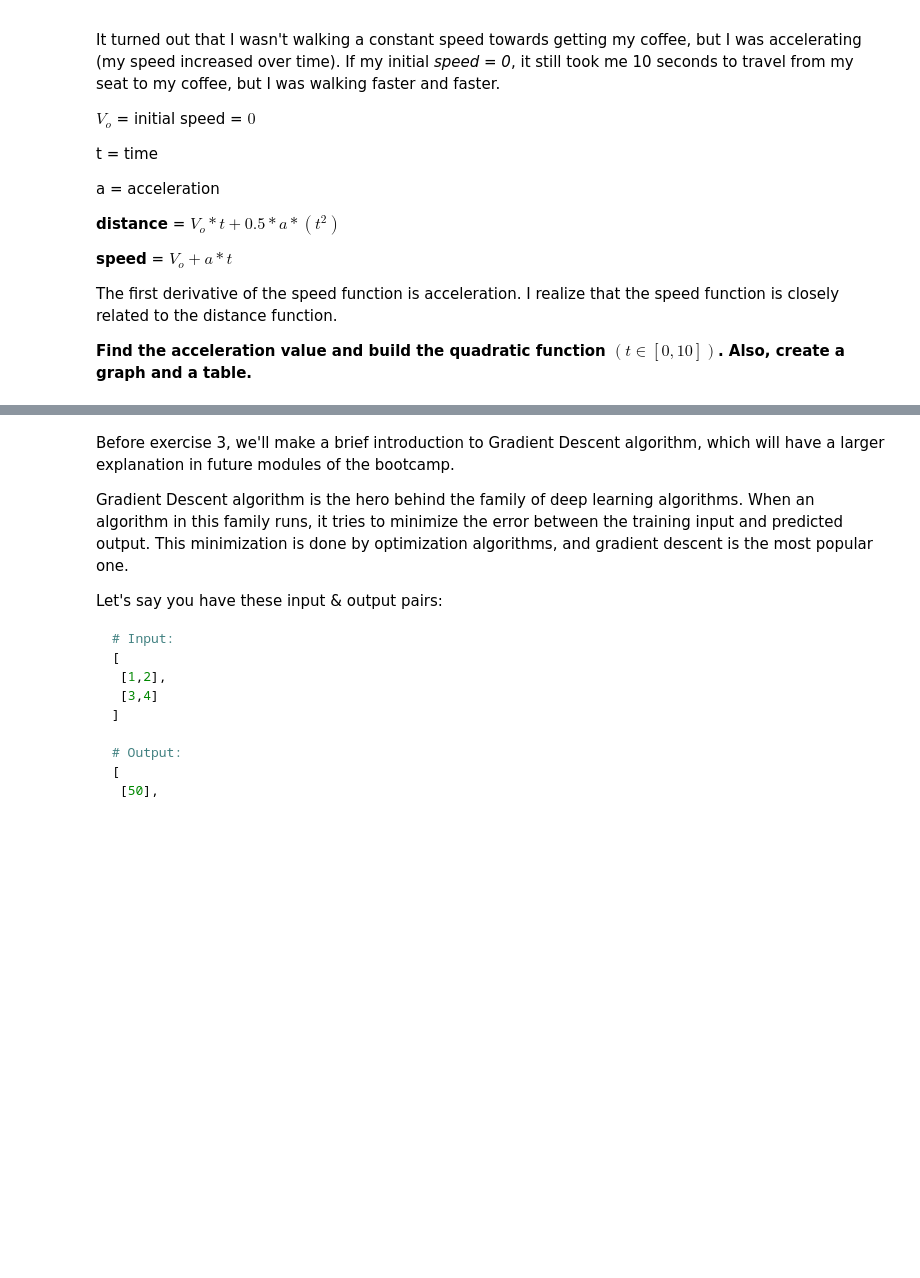
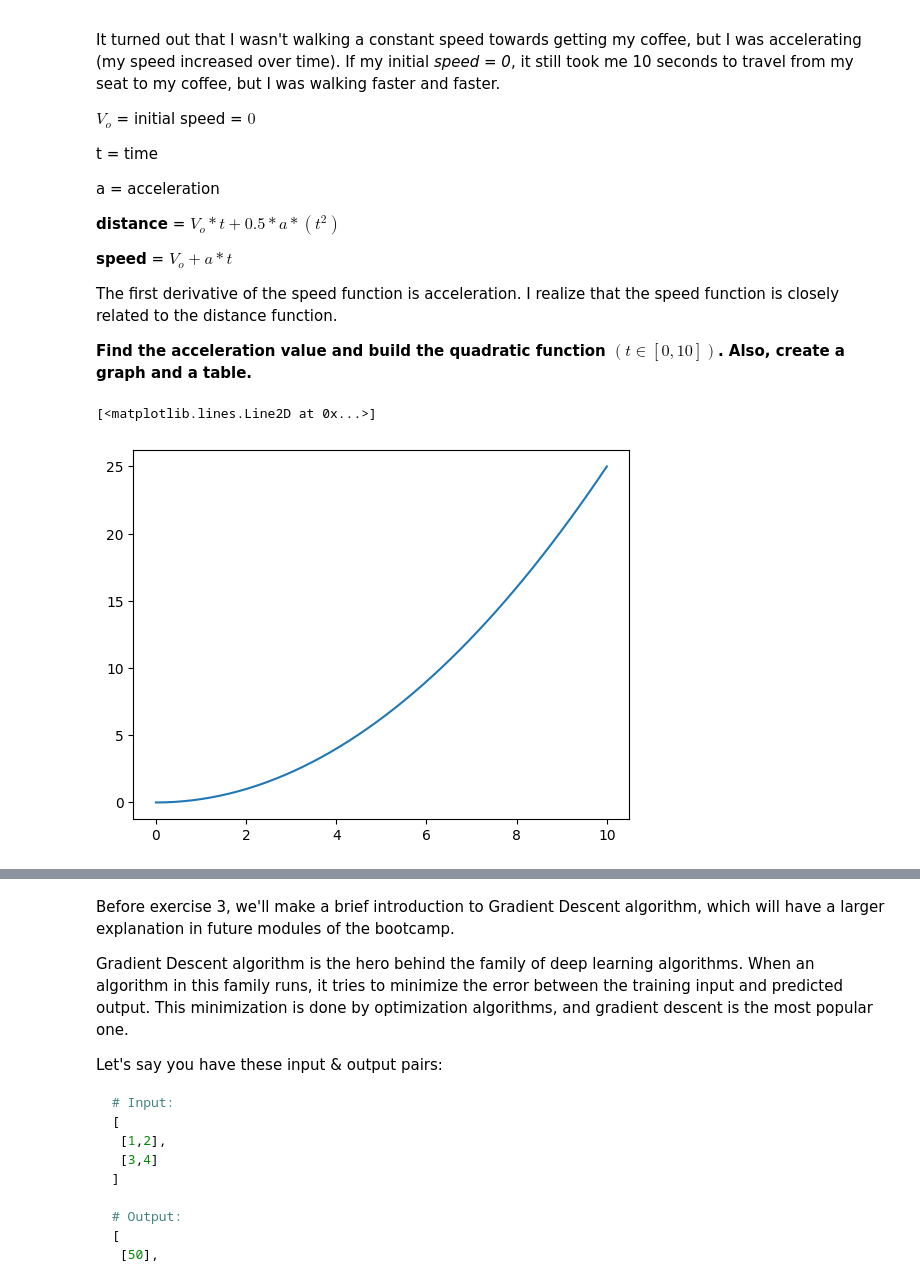
Before and after one commit to damianlicheri/calculus-and-algebra-problems-with-python, a Jupyter notebook: notebook/problems.ipynb, the cells around one changed output, grey strips where cells are left out. Saved outputs shown, nothing was run; the diff lists cells and outputs as text; code cells hidden in the pictures; blank space fills up the shorter version.

```diff
--- a/notebook/problems.ipynb
+++ b/notebook/problems.ipynb
@@ -53,6 +66,16 @@ The first derivative of the speed function is acceleration. I realize that the s
 
 **Find the acceleration value and build the quadratic function  $(t ∈ [0,10])$. Also, create a graph and a table.**
 # %%
+import numpy as np
+import matplotlib.pyplot as plt
+
 # Define and plot the quadratic funtion
+
+def f(x): return 1/2*0.5*(x**2)
+x = np.linspace(0,10)
+plt.plot(x, f(x))
+# %% [output]
+[<matplotlib.lines.Line2D at 0x...>]
+[figure, added]
 # %%
 # Create a DataFrame
```
Also changed, not shown: parts of 9 cells of this notebook.
